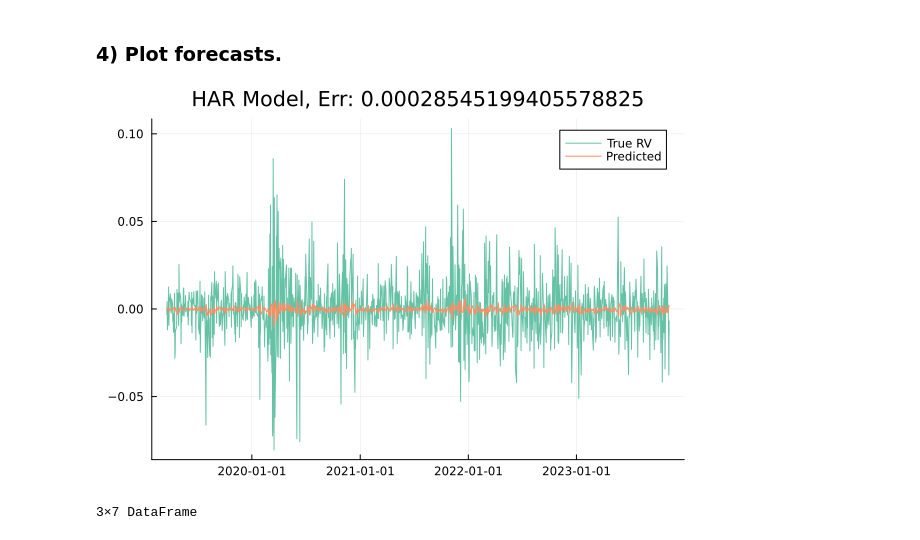
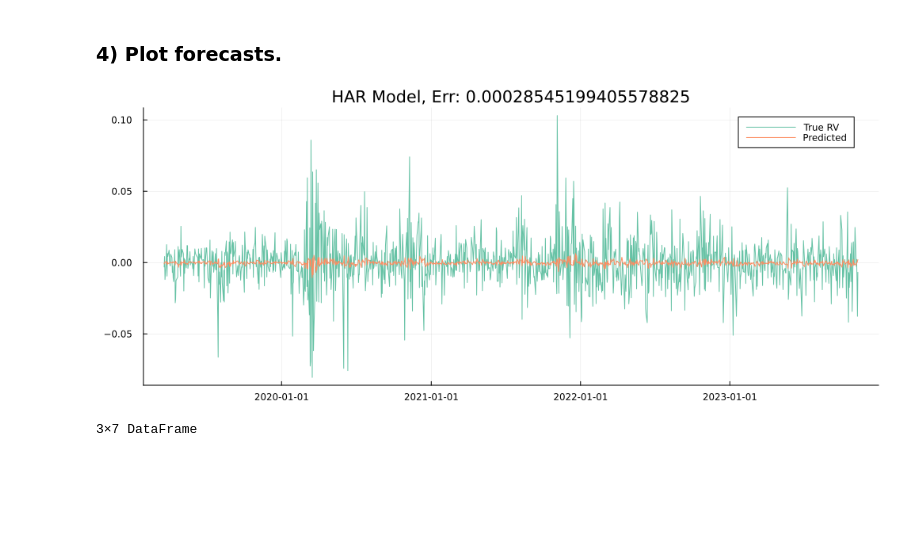
Before and after one commit to S-Belon/fin_econometrics_II_project_1, a Jupyter notebook: project1.ipynb, the cells around one changed output. Cells and saved outputs as stored; diff of their text form; code cells hidden in the pictures; blank space fills up the shorter version.

```diff
--- a/project1.ipynb
+++ b/project1.ipynb
@@ -423,9 +428,9 @@ data = data[2:end, :]
 # %%
 p1 = plot(data[23:end,:timestamp], data_har.rv_t, lab="True RV", leg=:topright,
     title="HAR Model, Err: $(mean(abs2, data_har.rv_t - har_prediction))", palette=:Set2_3)
-p1 = plot!(data[23:end,:timestamp], har_prediction, lab="Predicted")
+p1 = plot!(data[23:end,:timestamp], har_prediction, lab="Predicted", size=(1000,400))
 # %% [output]
-[figure, old version]
+[figure, new version]
 # %%
 predictors = HAR_regressors(returns);
 # %%
```
Also changed, not shown: parts of 6 cells of this notebook.
